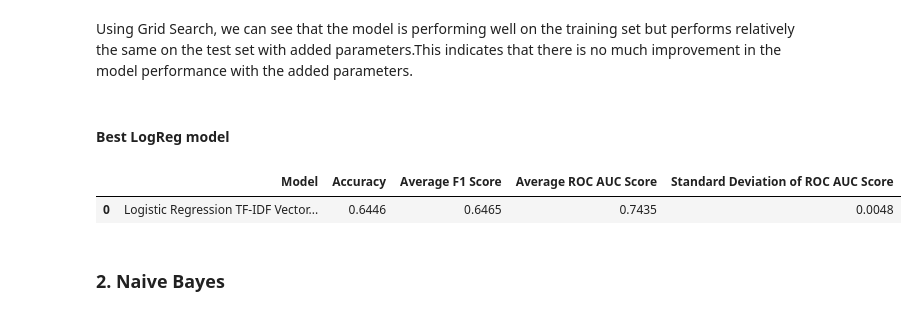
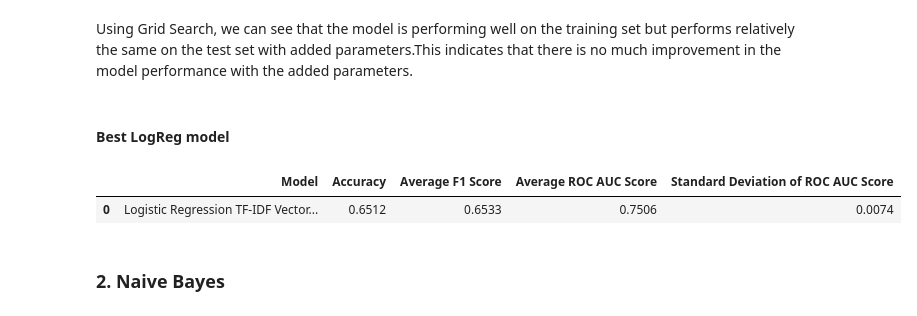
Before and after one commit to mwangikelvin201/GROUP7-Phase4, a Jupyter notebook: index (4).ipynb, the cells around one changed output. Cells and saved outputs as stored; diff of their text form; code cells hidden in the pictures.

```diff
--- a/index (4).ipynb
+++ b/index (4).ipynb
@@ -978,15 +978,15 @@ Using Grid Search, we can see that the model is performing well on the training
 # %%
 # calling the model performance to store the average f1 score and ROC AUC score of the best performing Logistic Regression Model
 
 logreg_pipeline = Pipeline([
     ('smote', SMOTE(random_state=42, sampling_strategy='minority')),
     ('model', LogisticRegression(C=1, class_weight='balanced', max_iter=1000, multi_class='multinomial', random_state=42, solver='lbfgs'))
 ])
 
-model_performance(logreg_pipeline, X_train_text_tfidf, y_train, label='Logistic Regression TF-IDF Vectorizer (SMOTE)', cv=3)
+model_performance(logreg_pipeline, X_train_text_tfidf, y_train, label='Logistic Regression TF-IDF Vectorizer (SMOTE)')
 # %% [output]
 |  | Model | Accuracy | Average F1 Score | Average ROC AUC Score | Standard Deviation of ROC AUC Score |
-| 0 | Logistic Regression TF-IDF Vector... | 0.6446 | 0.6465 | 0.7435 | 0.0048 |
+| 0 | Logistic Regression TF-IDF Vector... | 0.6512 | 0.6533 | 0.7506 | 0.0074 |
 # %% [markdown]
 ### 2. Naive Bayes
 # %% [markdown]
```
Also changed, not shown: parts of 19 cells of this notebook, 3 other files.
